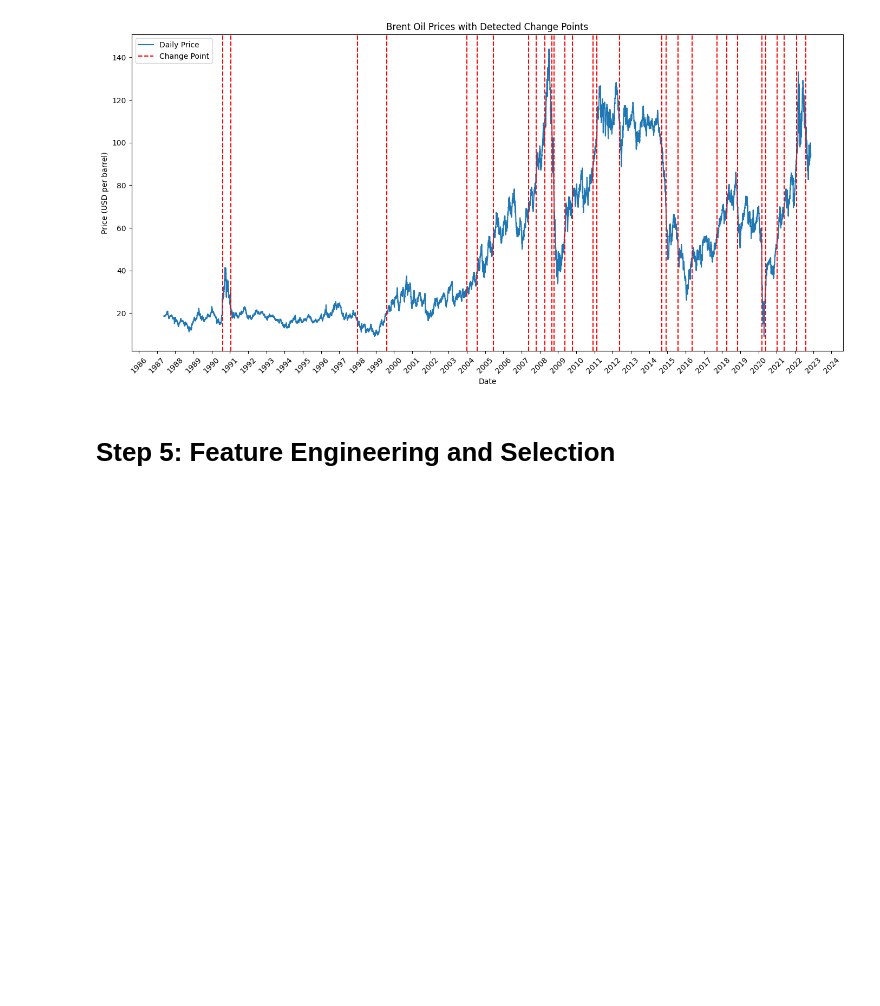
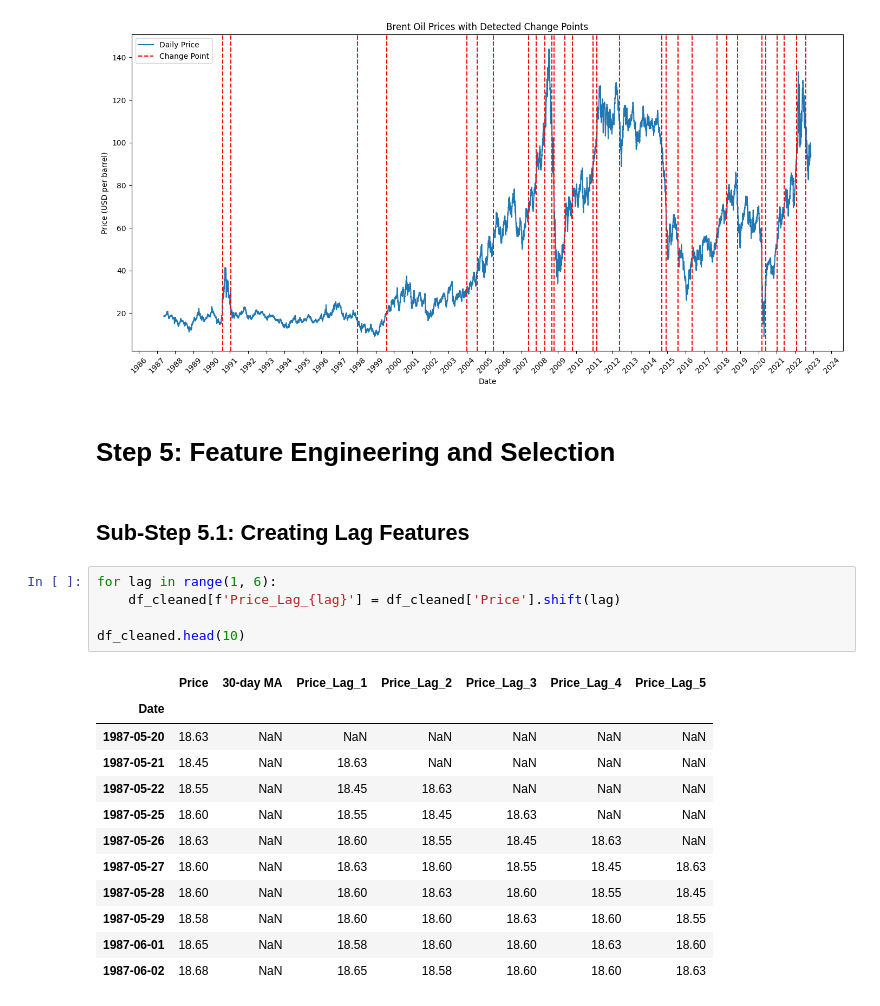
Before and after one commit to Birkity/birhan-energies-oil-price-analysis, a Jupyter notebook: notebooks/task_1.ipynb, the cells around one changed output. Drawn from its saved outputs; the diff is of its cells as text; blank space fills up the shorter version.

```diff
--- a/notebooks/task_1.ipynb
+++ b/notebooks/task_1.ipynb
@@ -182,3 +182,23 @@ plt.show()
 [figure]
 # %% [markdown]
 # Step 5: Feature Engineering and Selection
+# %% [markdown]
+## Sub-Step 5.1: Creating Lag Features
+# %%
+for lag in range(1, 6):
+    df_cleaned[f'Price_Lag_{lag}'] = df_cleaned['Price'].shift(lag)
+
+df_cleaned.head(10)
+# %% [output]
+|  | Price | 30-day MA | Price_Lag_1 | Price_Lag_2 | Price_Lag_3 | Price_Lag_4 | Price_Lag_5 |
+| Date |  |  |  |  |  |  |  |
+| 1987-05-20 | 18.63 | NaN | NaN | NaN | NaN | NaN | NaN |
+| 1987-05-21 | 18.45 | NaN | 18.63 | NaN | NaN | NaN | NaN |
+| 1987-05-22 | 18.55 | NaN | 18.45 | 18.63 | NaN | NaN | NaN |
+| 1987-05-25 | 18.60 | NaN | 18.55 | 18.45 | 18.63 | NaN | NaN |
+| 1987-05-26 | 18.63 | NaN | 18.60 | 18.55 | 18.45 | 18.63 | NaN |
+| 1987-05-27 | 18.60 | NaN | 18.63 | 18.60 | 18.55 | 18.45 | 18.63 |
+| 1987-05-28 | 18.60 | NaN | 18.60 | 18.63 | 18.60 | 18.55 | 18.45 |
+| 1987-05-29 | 18.58 | NaN | 18.60 | 18.60 | 18.63 | 18.60 | 18.55 |
+| 1987-06-01 | 18.65 | NaN | 18.58 | 18.60 | 18.60 | 18.63 | 18.60 |
+| 1987-06-02 | 18.68 | NaN | 18.65 | 18.58 | 18.60 | 18.60 | 18.63 |
```
